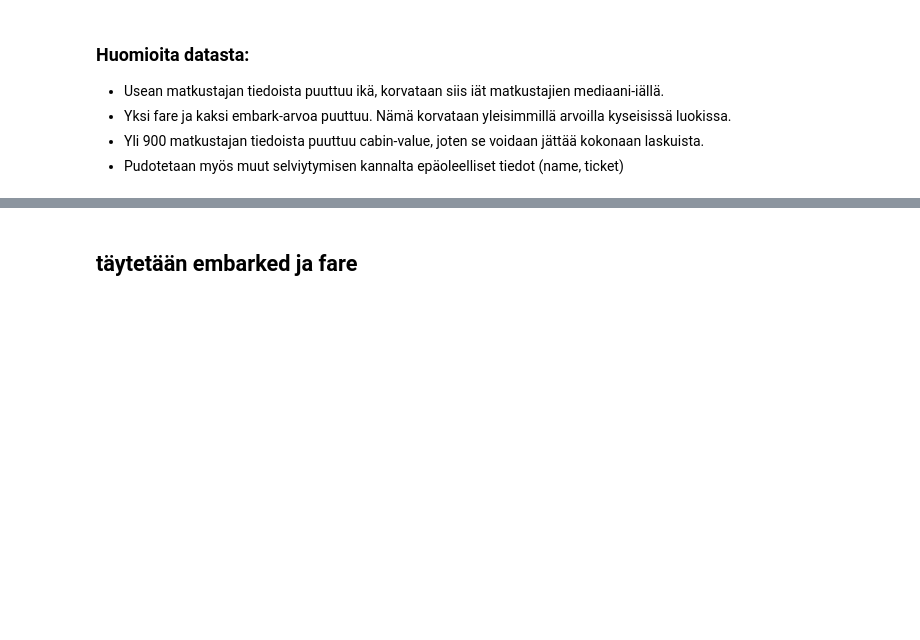
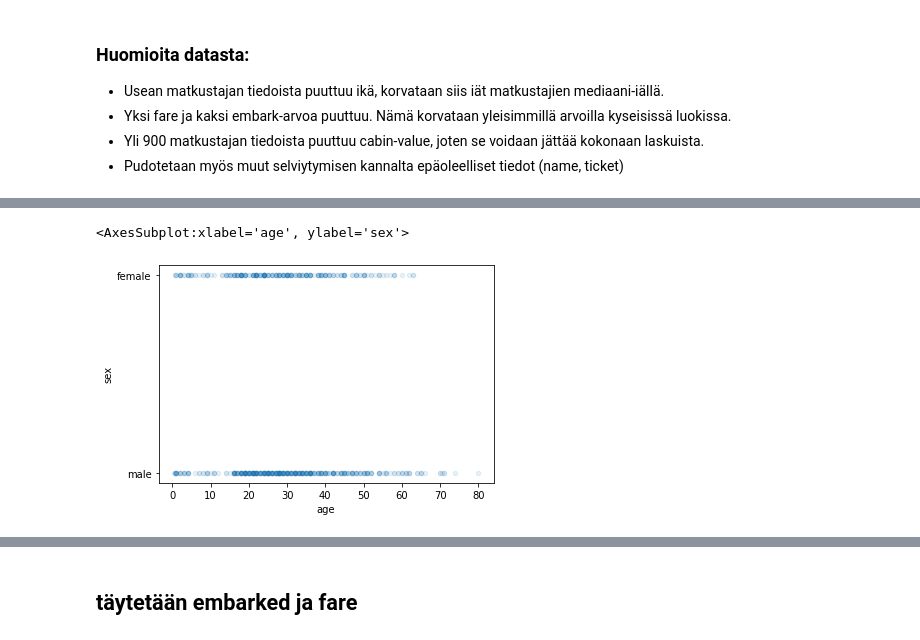
Before and after one commit to JKottonen/titanic-machine-learning-assignment, a Jupyter notebook: titanic2.ipynb, the cells around one changed output, grey strips where cells are left out. Cells and saved outputs as stored; diff of their text form; code cells hidden in the pictures; blank space fills up the shorter version.

```diff
--- a/titanic2.ipynb
+++ b/titanic2.ipynb
@@ -76,0 +125,6 @@ Duplicated values in test 0
+# %%
+train_set.plot(kind="scatter", x="age", y="sex",
+            alpha=0.1)
+# %% [output]
+<AxesSubplot:xlabel='age', ylabel='sex'>
+[figure, added]
```
Also changed, not shown: parts of 16 cells of this notebook.
